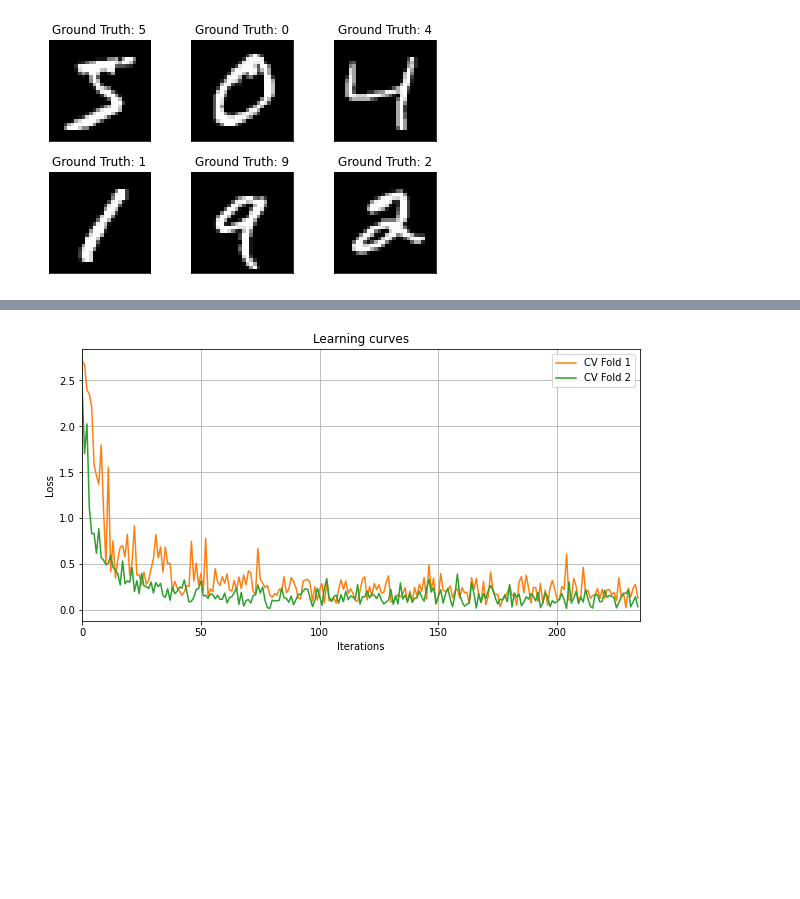
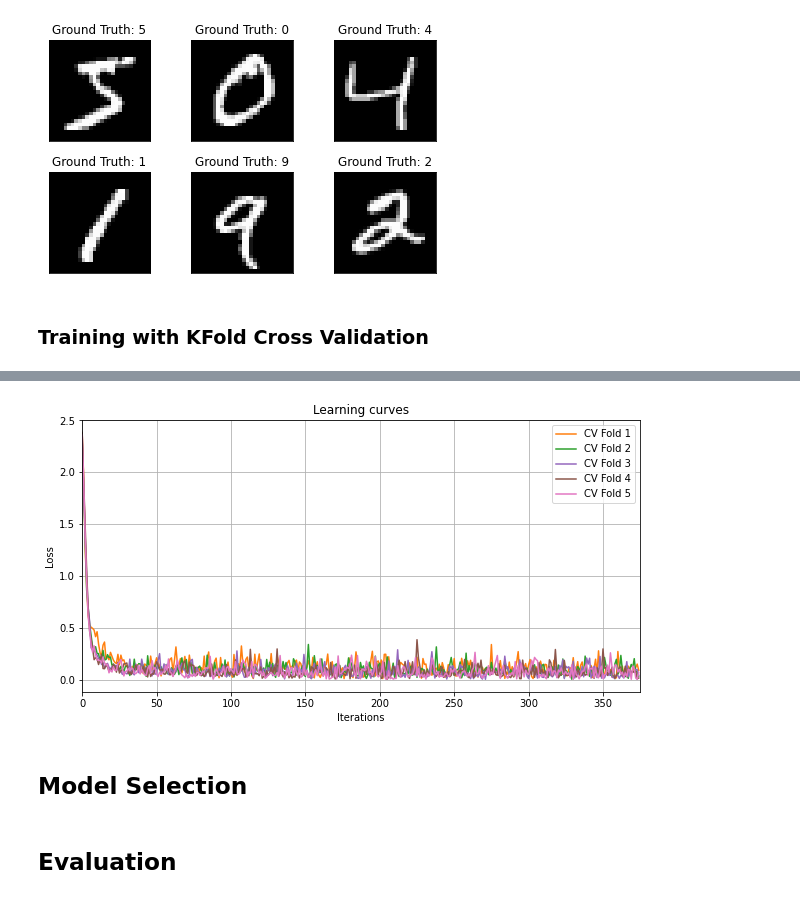
Before and after one commit to YasminaKerkeb/deep_learning_projects, a Jupyter notebook: main.ipynb, the cells around one changed output, grey strips where cells are left out. Cells and saved outputs as stored; diff of their text form; code cells hidden in the pictures; blank space fills up the shorter version.

Commit message:
Add evaluation

```diff
--- a/main.ipynb
+++ b/main.ipynb
@@ -13,5 +13,5 @@ import matplotlib.pyplot as plt
 ## Parameters
 # %%
 #Parameters for CNN
-num_epochs=2
+num_epochs=3
 batch_size=128
@@ -54,26 +56,33 @@ for i in range(6):
   plt.yticks([])
 # %% [output]
 [figure]
+# %% [markdown]
+### Training with KFold Cross Validation
 # %%
-K=2
+K=5
 KF_splits = KFold(n_splits= K, shuffle = True, random_state = 42)
 # %%
-
-
+models=[]
+losses=[]
 fig, ax = plt.subplots(1,1, figsize=(10,5))
 for (k,(train_idx, valid_idx)) in enumerate(KF_splits.split(mnist_train)):
     print('\nCrossvalidation fold: {0}/{1}'.format(k+1,K))
-
+    #Sample Train and Validation data
     train_sampler = SubsetRandomSampler(train_idx)
     valid_sampler = SubsetRandomSampler(valid_idx)
     train_data=model.train_dataloader(mnist_train,sampler=train_sampler)
     val_data=model.test_dataloader(mnist_train,sampler=valid_sampler)
+    #Compute Traning and get best_model, loss and learning curve across epochs
     best_model, best_final_loss, best_learning_curve =model.compute_training(train_data)
+    #Plot best learning curve
     model.plot_learning_curve(best_learning_curve,
                                     ax=ax,
                                     label='CV Fold {}'.format(k+1),
                                     color=COLOR_LIST[k])
     print('\nBest loss: {}\n'.format(best_final_loss))
+    models.append(best_model)
+    losses.append(best_final_loss)
+
 
 plt.legend()
 plt.grid()
@@ -98 +108,3 @@ Best loss: 0.038476791232824326
-[figure, old version]
+[figure, new version]
+# %% [markdown]
+## Model Selection
@@ -98,0 +114,2 @@ Best loss: 0.038476791232824326
+# %% [markdown]
+## Evaluation
```
Also changed, not shown: parts of 6 cells of this notebook, 1 other file.
